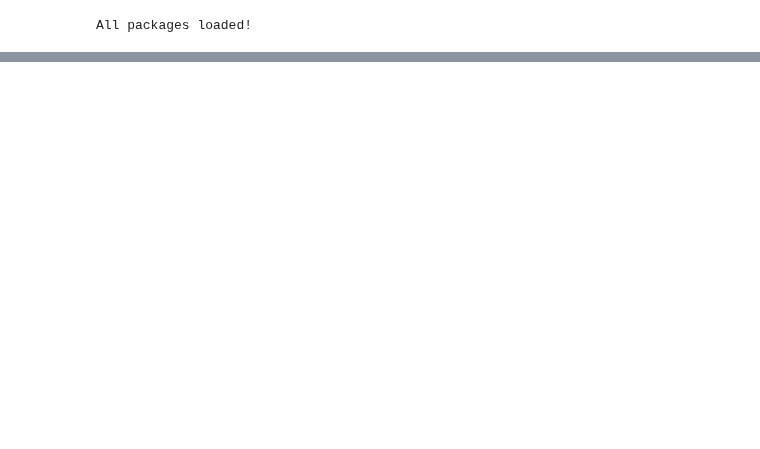
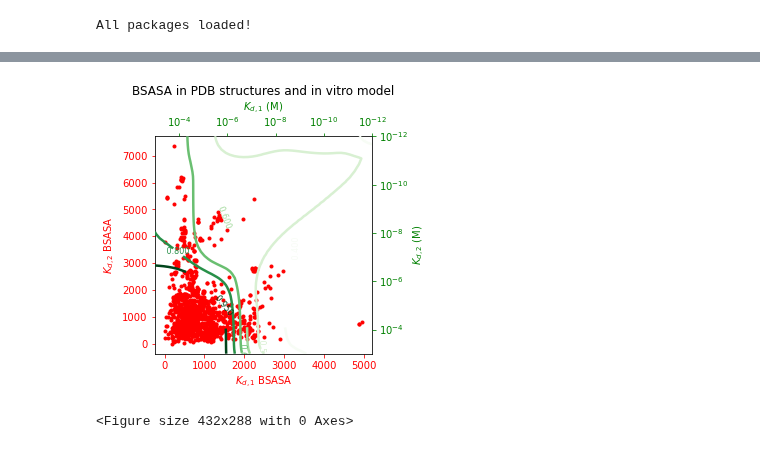
Before and after one commit to llagunes-324B21/Persephone_SR, a Jupyter notebook: 2023/February_2023/LL_BSASA_02_2023.ipynb, the cells around one changed output, grey strips where cells are left out. Cells and saved outputs as stored; diff of their text form; code cells hidden in the pictures; blank space fills up the shorter version.

```diff
--- a/2023/February_2023/LL_BSASA_02_2023.ipynb
+++ b/2023/February_2023/LL_BSASA_02_2023.ipynb
@@ -93,0 +220,49 @@ Found  1580  stacked trimers in total (~44%)
+# %%
+# ---------------------------------------------------------
+# --- OVERLAY WITH MODEL ---
+# ---------------------------------------------------------
+
+x_values1=KD1s; y_values1=KD2s
+
+levels = [0.4, 0.5,0.6, 0.688, 0.8, 0.95]
+
+fig=plt.figure()
+ax=fig.add_subplot(111, label="1")
+ax2=fig.add_subplot(111, label="2", frame_on=False)
+
+ax.plot(x_values1, y_values1, 'r.')
+ax.set_xlabel("$K_{d,1}$ BSASA", color="r")
+ax.set_ylabel("$K_{d,2}$ BSASA", color="r")
+ax.tick_params(axis='x', colors="r")
+ax.tick_params(axis='y', colors="r")
+
+CS= ax2.contour(allKd2, allKd1, AYmatPlt, levels,
+                origin ='lower',
+                cmap ='Greens',
+                linewidths = 2.5,
+                extent =(-1, 1, -1, 1))
+
+ax2.clabel(CS, levels,
+          inline = 1,
+          fmt ='% 1.3f',
+          fontsize = 8)
+
+ax2.xaxis.tick_top()
+ax2.yaxis.tick_right()
+ax2.set_xscale('log'); ax2.set_yscale('log')
+plt.gca().invert_yaxis();plt.gca().invert_xaxis()
+ax2.set_xlabel('$K_{d,1}$ (M)', color="green")
+ax2.set_ylabel('$K_{d,2}$ (M)', color="green")
+ax2.xaxis.set_label_position('top')
+ax2.yaxis.set_label_position('right')
+ax2.tick_params(axis='x', colors="green")
+ax2.tick_params(axis='y', colors="green")
+
+plt.title("BSASA in PDB structures and in vitro model");
+ax.set_aspect(1./ax.get_data_ratio());ax2.set_aspect(1./ax2.get_data_ratio())
+# --- Save figure ---
+plt.show()
+plt.savefig('LL_SR_BSASA_inVitro_contours_'+today+'.eps')
+# %% [output]
+[figure, added]
+<Figure size 432x288 with 0 Axes>
```
Also changed, not shown: parts of 6 cells of this notebook.
